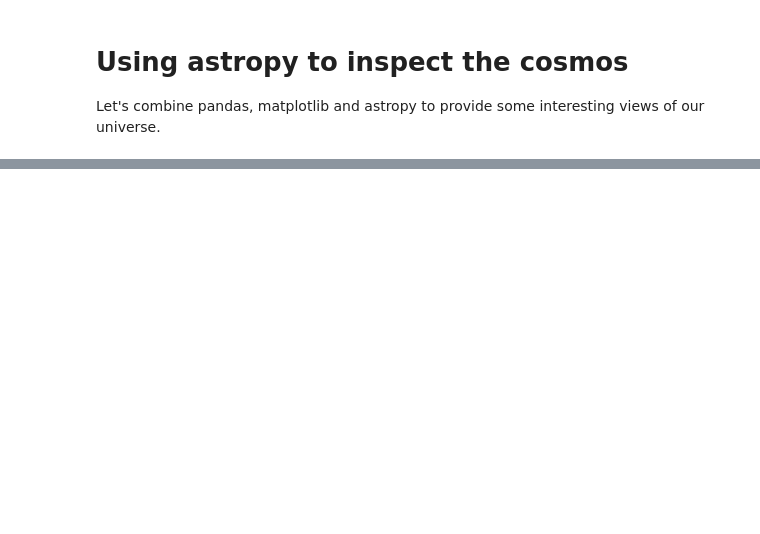
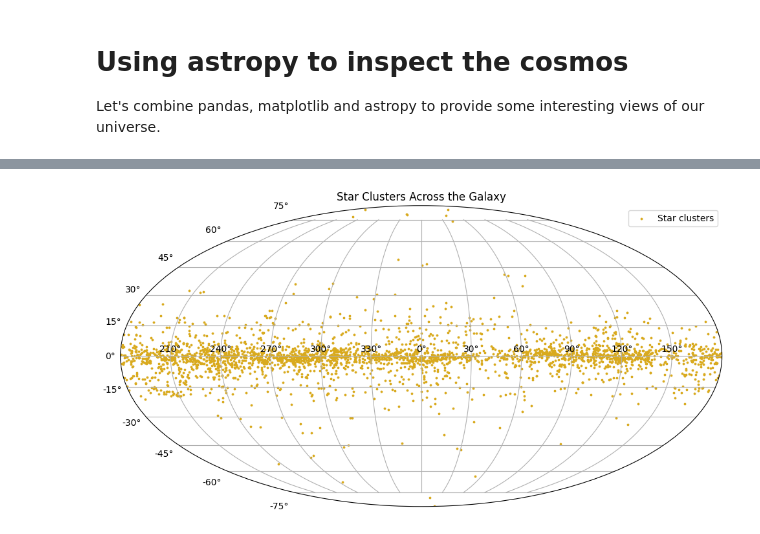
Before and after one commit to pwcberry/python-learning-matplotlib, a Jupyter notebook: notebooks/05-astropy.ipynb, the cells around one changed output, grey strips where cells are left out. Drawn from its saved outputs; the diff is of its cells as text; code cells hidden in the pictures; blank space fills up the shorter version.

Commit message:
Update plots of clusters

```diff
--- a/notebooks/05-astropy.ipynb
+++ b/notebooks/05-astropy.ipynb
@@ -48,20 +49,28 @@ ax.grid(True);
 # %%
-# Let's combine star clusters and galaxy clusters
+# Let's plot star clusters
 
 # A convenience function to transform the data so it can be plotted easier
 def to_galactic(ra, dec):
     sc = SkyCoord(ra=ra * u.hourangle, dec=dec*u.degree)
     return [sc.galactic.l.value, sc.galactic.b.value]
 
-gal_long = Angle(galaxy_clusters['GLON_2000'] * u.degree)
-gal_long = gal_long.wrap_at(180 * u.degree)
-gal_lat = Angle(galaxy_clusters['GLAT_2000'] * u.degree)
-
-cs = np.array([
+# Convert source right ascension & declination to galactic coordinates
+sc = np.array([
     to_galactic(row.RAhour, row.DEdeg)
     for row in star_clusters.itertuples()
 ])
 
-star_long = Angle(cs[:, 0] * u.degree)
+star_long = Angle(sc[:, 0] * u.degree)
 star_long = star_long.wrap_at(180 * u.degree)
-star_lat = Angle(cs[:, 1] * u.degree)
+star_lat = Angle(sc[:, 1] * u.degree)
+
+fig = plt.figure(figsize=(12, 9))
+ax = fig.add_subplot(projection='mollweide')
+ax.set_title('Star Clusters Across the Galaxy')
+line1 = ax.scatter(star_long.radian, star_lat.radian, s=3, c=colors['yellow'])
+ax.set_xticklabels(['210°', '240°', '270°', '300°', '330°',
+                    '0°', '30°', '60°', '90°', '120°', '150°'])
+ax.legend([line1], ['Star clusters'])
+ax.grid(True)
+# %% [output]
+[figure, added]
```
Also changed, not shown: parts of 4 cells of this notebook, 1 other file.
